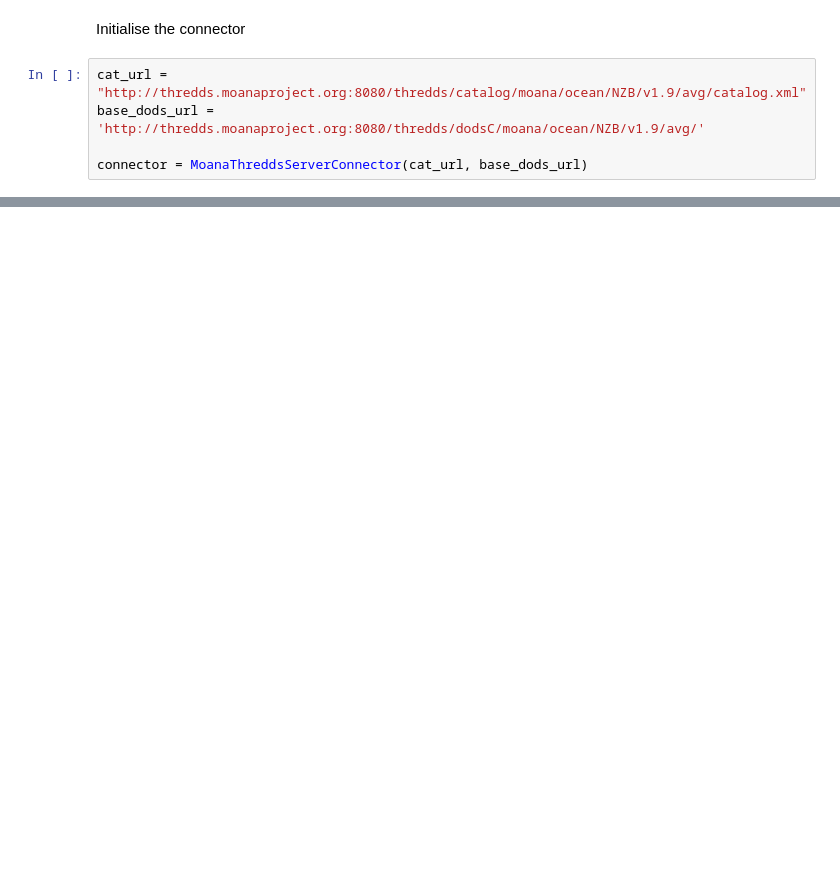
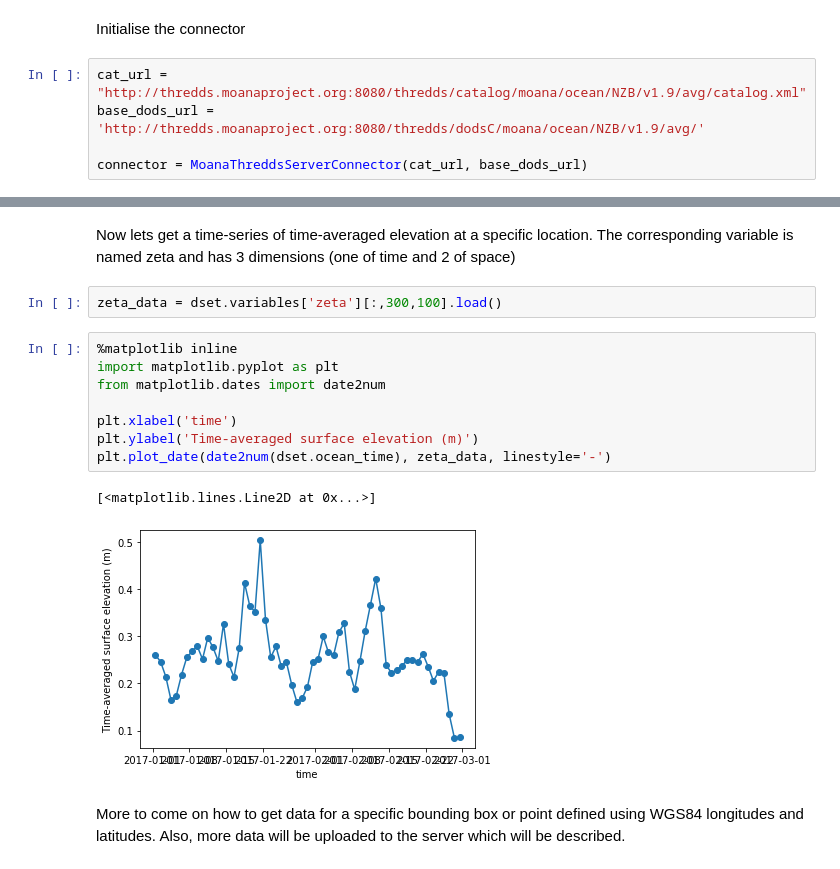
Before and after one commit to metocean/TAIAO, a Jupyter notebook: data_connectors/moana_connectors/Moana thredds server connector.ipynb, the cells around one changed output, grey strips where cells are left out. Drawn from its saved outputs; the diff is of its cells as text; blank space fills up the shorter version.

```diff
--- a/data_connectors/moana_connectors/Moana thredds server connector.ipynb
+++ b/data_connectors/moana_connectors/Moana thredds server connector.ipynb
@@ -113,0 +165,18 @@ NameError: name 'dset' is not defined
+# %% [markdown]
+Now lets get a time-series of time-averaged elevation at a specific location. The corresponding variable is named zeta and has 3 dimensions (one of time and 2 of space)
+# %%
+zeta_data = dset.variables['zeta'][:,300,100].load()
+# %%
+%matplotlib inline
+import matplotlib.pyplot as plt
+from matplotlib.dates import date2num
+
+plt.xlabel('time')
+plt.ylabel('Time-averaged surface elevation (m)')
+plt.plot_date(date2num(dset.ocean_time), zeta_data, linestyle='-')
+# %% [output]
+[<matplotlib.lines.Line2D at 0x...>]
+[figure, added]
+# %% [markdown]
+More to come on how to get data for a specific bounding box or point defined using WGS84 longitudes and latitudes.
+Also, more data will be uploaded to the server which will be described.
```
Also changed, not shown: parts of 22 cells of this notebook.
